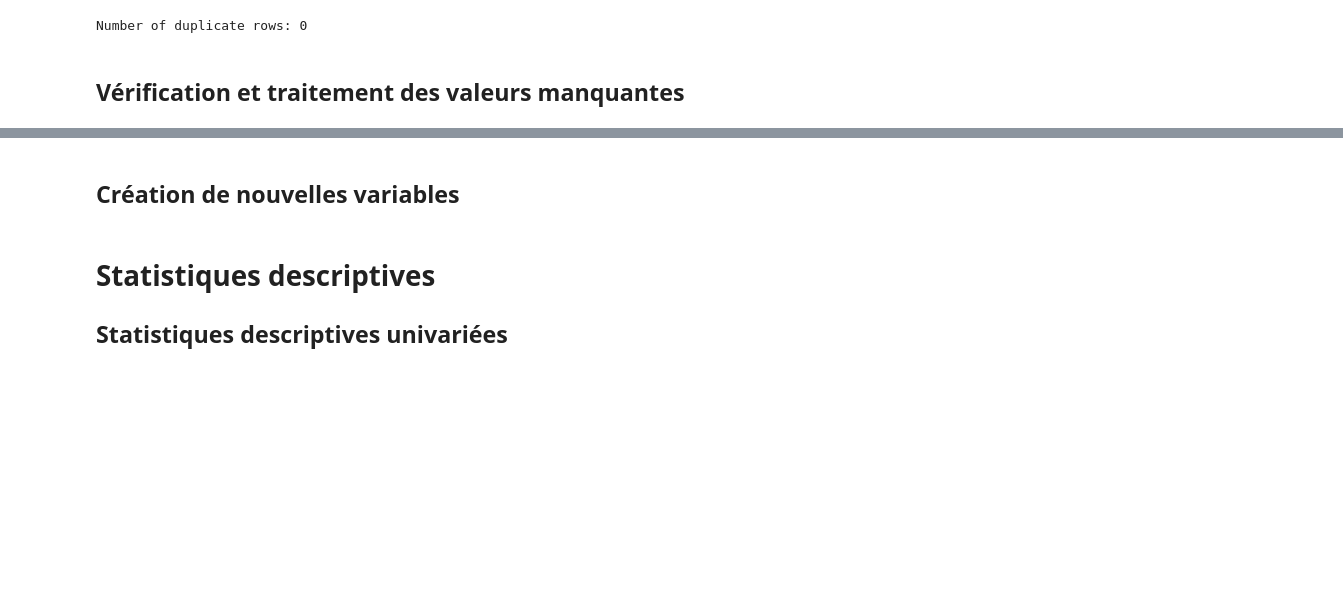
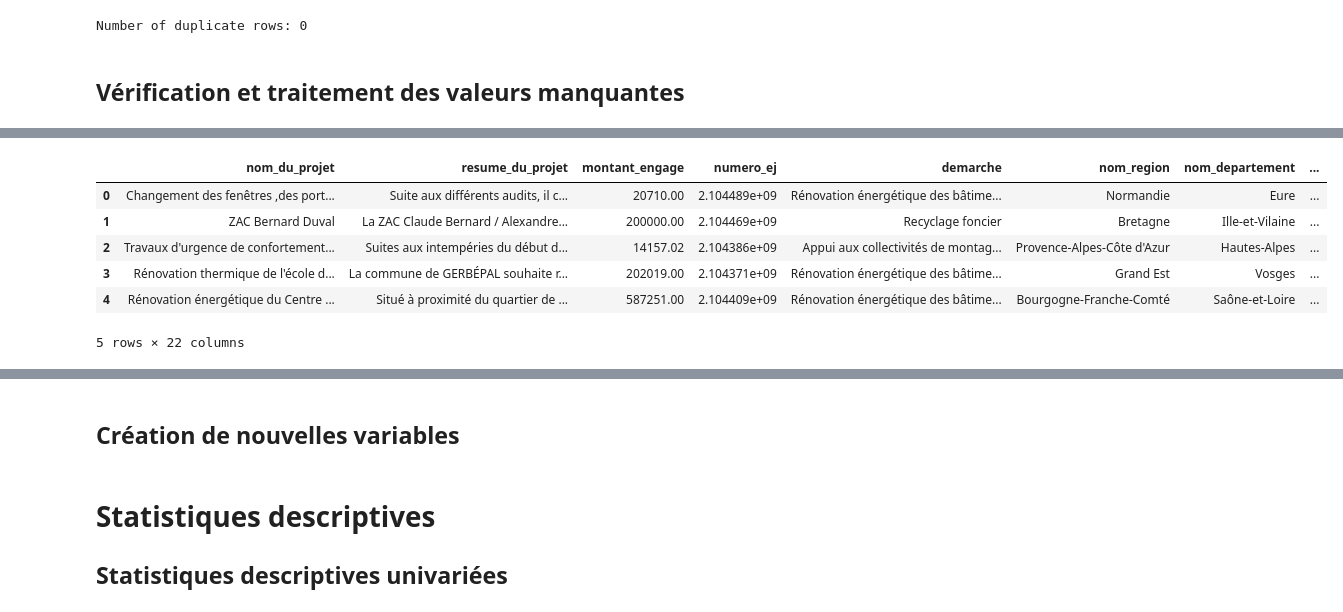
Before and after one commit to Isahrv/projet_methodes_agregations, a Jupyter notebook: code.ipynb, the cells around one changed output, grey strips where cells are left out. Cells and saved outputs as stored; diff of their text form; code cells hidden in the pictures; blank space fills up the shorter version.

```diff
--- a/code.ipynb
+++ b/code.ipynb
@@ -442,0 +217,10 @@ memory usage: 816.1+ KB
+# %%
+df.head()
+# %% [output]
+|  | nom_du_projet | resume_du_projet | montant_engage | numero_ej | demarche | nom_region | nom_departement | ... |
+| 0 | Changement des fenêtres ,des port... | Suite aux différents audits, il c... | 20710.00 | 2.104489e+09 | Rénovation énergétique des bâtime... | Normandie | Eure | ... |
+| 1 | ZAC Bernard Duval | La ZAC Claude Bernard / Alexandre... | 200000.00 | 2.104469e+09 | Recyclage foncier | Bretagne | Ille-et-Vilaine | ... |
+| 2 | Travaux d'urgence de confortement... | Suites aux intempéries du début d... | 14157.02 | 2.104386e+09 | Appui aux collectivités de montag... | Provence-Alpes-Côte d'Azur | Hautes-Alpes | ... |
+| 3 | Rénovation thermique de l'école d... | La commune de GERBÉPAL souhaite r... | 202019.00 | 2.104371e+09 | Rénovation énergétique des bâtime... | Grand Est | Vosges | ... |
+| 4 | Rénovation énergétique du Centre ... | Situé à proximité du quartier de ... | 587251.00 | 2.104409e+09 | Rénovation énergétique des bâtime... | Bourgogne-Franche-Comté | Saône-et-Loire | ... |
+5 rows × 22 columns
```
Also changed, not shown: parts of 12 cells of this notebook.
